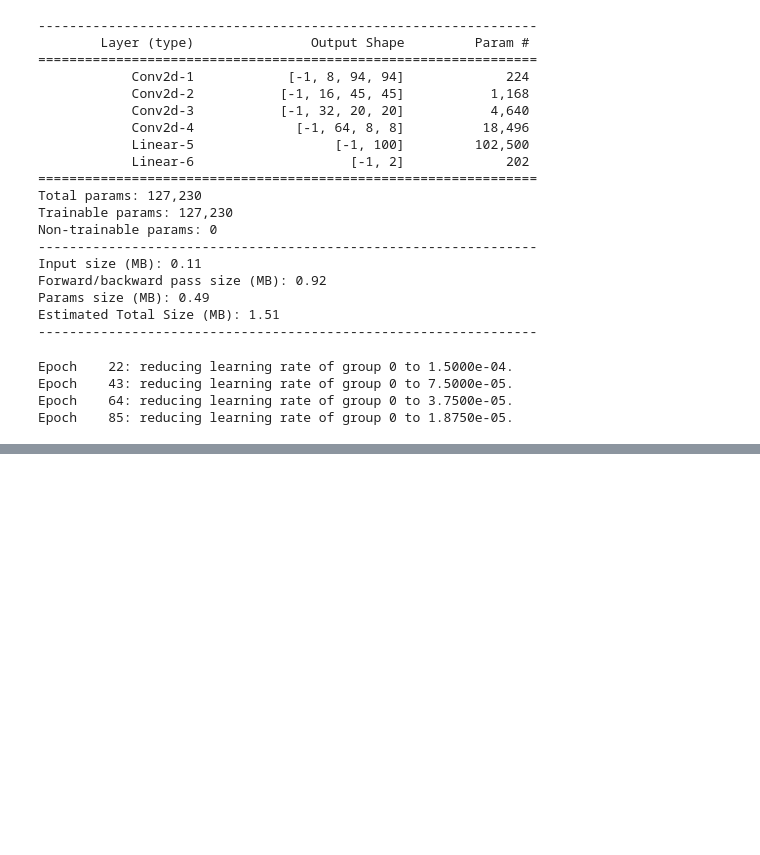
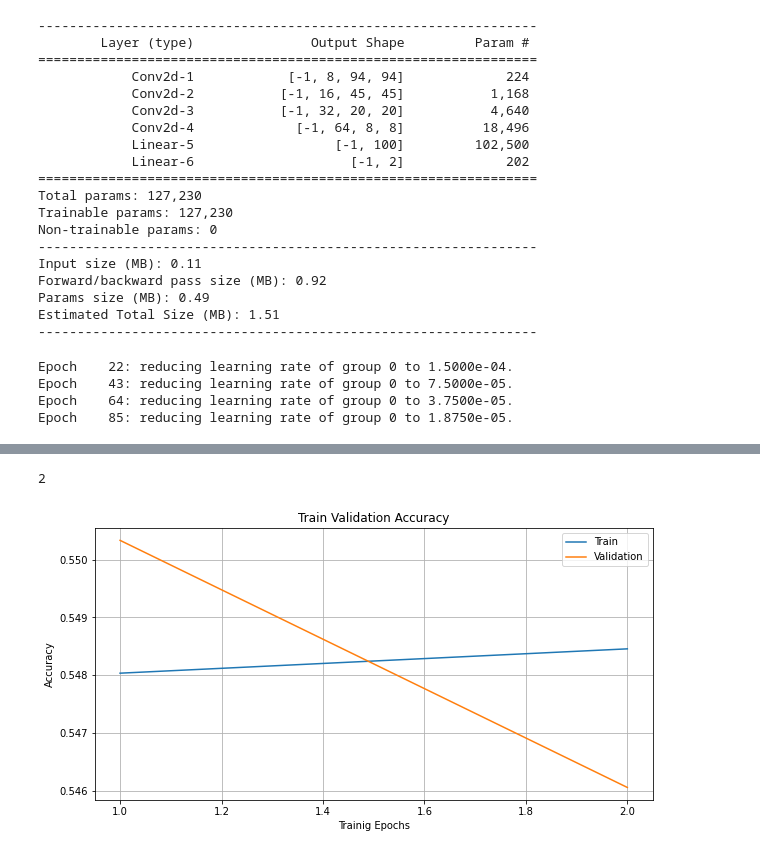
Before and after one commit to mralamdari/Binary-Classification-Pytorch, a Jupyter notebook: Binary_Classification_Pytorch.ipynb, the cells around one changed output, grey strips where cells are left out. Saved outputs shown, nothing was run; the diff lists cells and outputs as text; code cells hidden in the pictures; blank space fills up the shorter version.

```diff
--- a/Binary_Classification_Pytorch.ipynb
+++ b/Binary_Classification_Pytorch.ipynb
@@ -337,0 +369,5 @@ params_train = {
+# %%
+plot_history(accuracy_history, False)
+# %% [output]
+2
+[figure, added]
```
Also changed, not shown: parts of 6 cells of this notebook.
